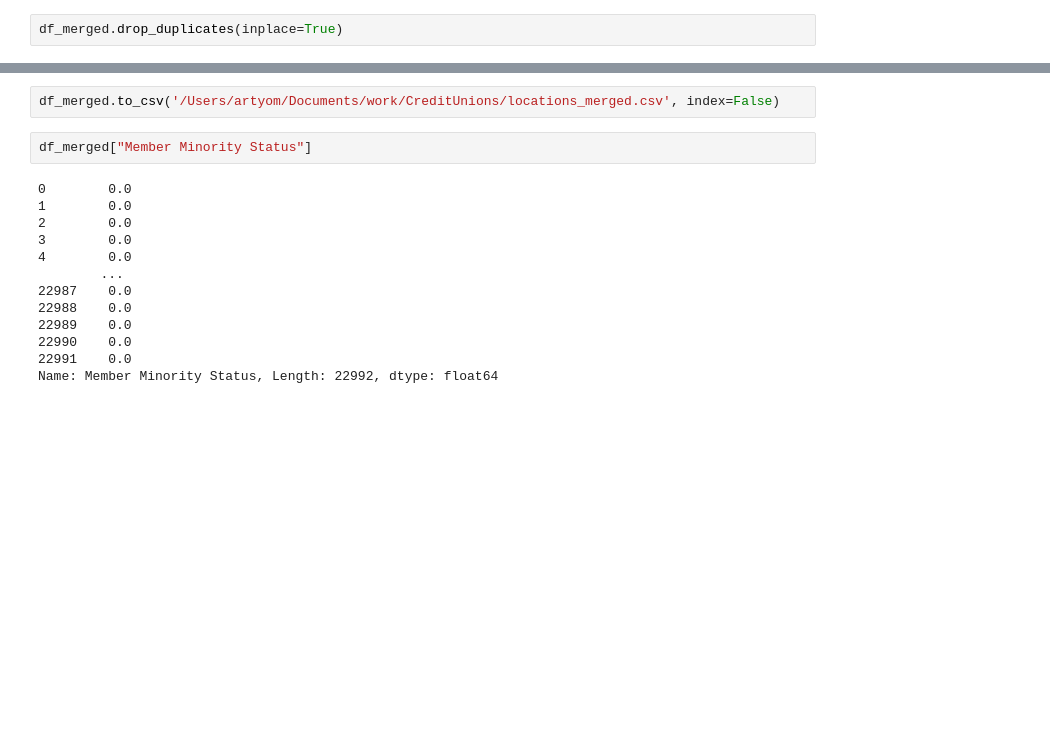
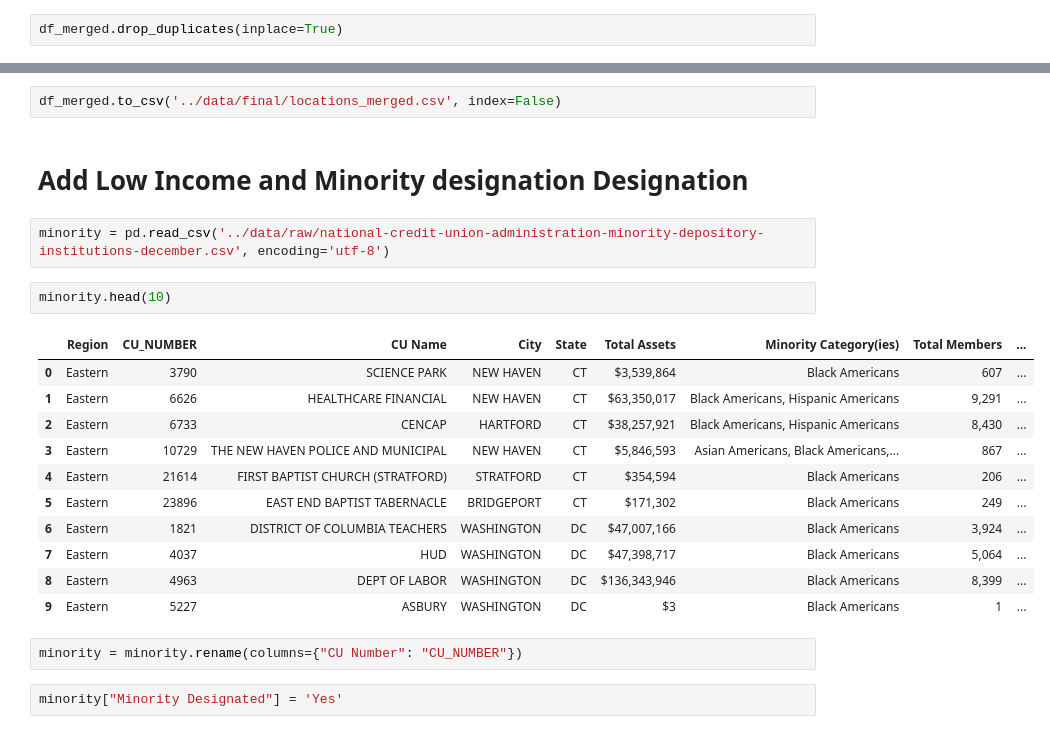
Before and after one commit to temapankin/NCAU-dataset, a Jupyter notebook: code/callreport.ipynb, the cells around one changed output, grey strips where cells are left out. Cells and saved outputs as stored; diff of their text form; blank space fills up the shorter version.

```diff
--- a/code/callreport.ipynb
+++ b/code/callreport.ipynb
@@ -802,18 +815,25 @@ df_merged
 22992 rows × 69 columns
 # %%
-df_merged.to_csv('/Users/artyom/Documents/work/CreditUnions/locations_merged.csv', index=False)
+df_merged.to_csv('../data/final/locations_merged.csv', index=False)
-# %%
-df_merged["Member Minority Status"]
-# %% [output]
-0        0.0
-1        0.0
-2        0.0
-3        0.0
-4        0.0
-        ...
-22987    0.0
-22988    0.0
-22989    0.0
-22990    0.0
-22991    0.0
-Name: Member Minority Status, Length: 22992, dtype: float64
+# %% [markdown]
+# Add Low Income and Minority designation Designation
+# %%
+minority = pd.read_csv('../data/raw/national-credit-union-administration-minority-depository-institutions-december.csv', encoding='utf-8')
+# %%
+minority.head(10)
+# %% [output]
+|  | Region | CU_NUMBER | CU Name | City | State | Total Assets | Minority Category(ies) | Total Members | ... |
+| 0 | Eastern | 3790 | SCIENCE PARK | NEW HAVEN | CT | $3,539,864 | Black Americans | 607 | ... |
+| 1 | Eastern | 6626 | HEALTHCARE FINANCIAL | NEW HAVEN | CT | $63,350,017 | Black Americans, Hispanic Americans | 9,291 | ... |
+| 2 | Eastern | 6733 | CENCAP | HARTFORD | CT | $38,257,921 | Black Americans, Hispanic Americans | 8,430 | ... |
+| 3 | Eastern | 10729 | THE NEW HAVEN POLICE AND MUNICIPAL | NEW HAVEN | CT | $5,846,593 | Asian Americans, Black Americans,... | 867 | ... |
+| 4 | Eastern | 21614 | FIRST BAPTIST CHURCH (STRATFORD) | STRATFORD | CT | $354,594 | Black Americans | 206 | ... |
+| 5 | Eastern | 23896 | EAST END BAPTIST TABERNACLE | BRIDGEPORT | CT | $171,302 | Black Americans | 249 | ... |
+| 6 | Eastern | 1821 | DISTRICT OF COLUMBIA TEACHERS | WASHINGTON | DC | $47,007,166 | Black Americans | 3,924 | ... |
+| 7 | Eastern | 4037 | HUD | WASHINGTON | DC | $47,398,717 | Black Americans | 5,064 | ... |
+| 8 | Eastern | 4963 | DEPT OF LABOR | WASHINGTON | DC | $136,343,946 | Black Americans | 8,399 | ... |
+| 9 | Eastern | 5227 | ASBURY | WASHINGTON | DC | $3 | Black Americans | 1 | ... |
+# %%
+minority = minority.rename(columns={"CU Number": "CU_NUMBER"})
+# %%
+minority["Minority Designated"] = 'Yes'
```
Also changed, not shown: parts of 39 cells of this notebook, 1 other file.
